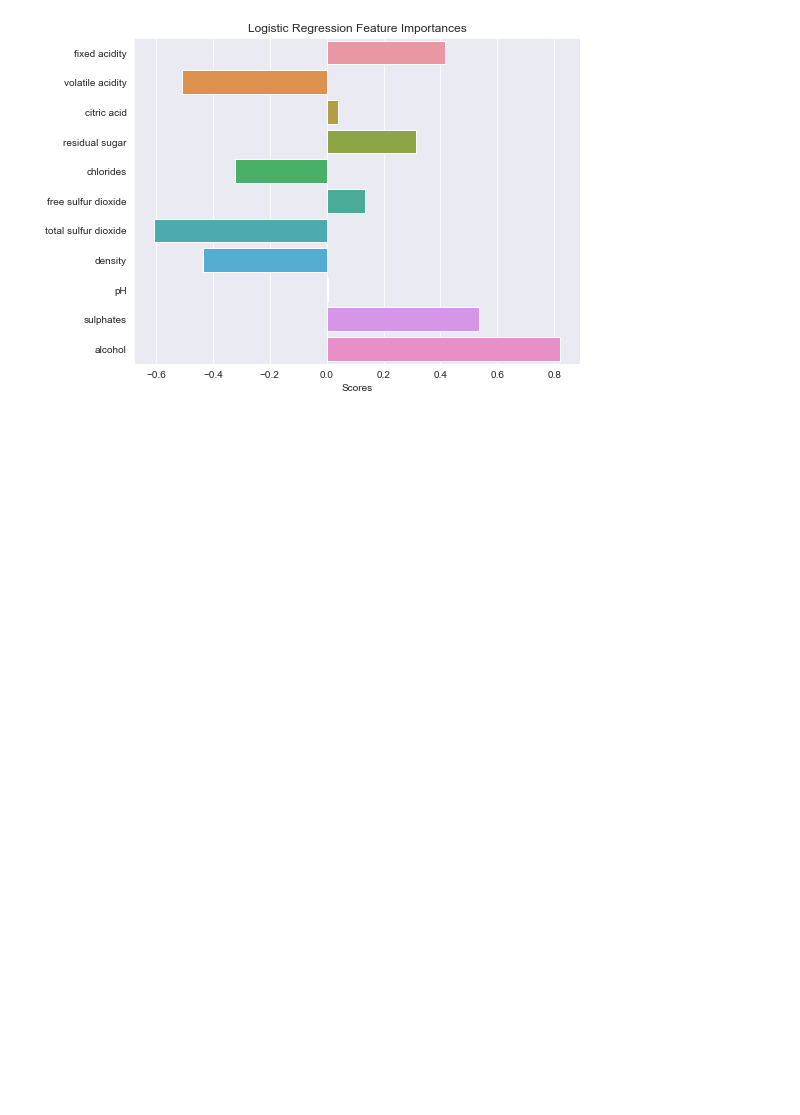
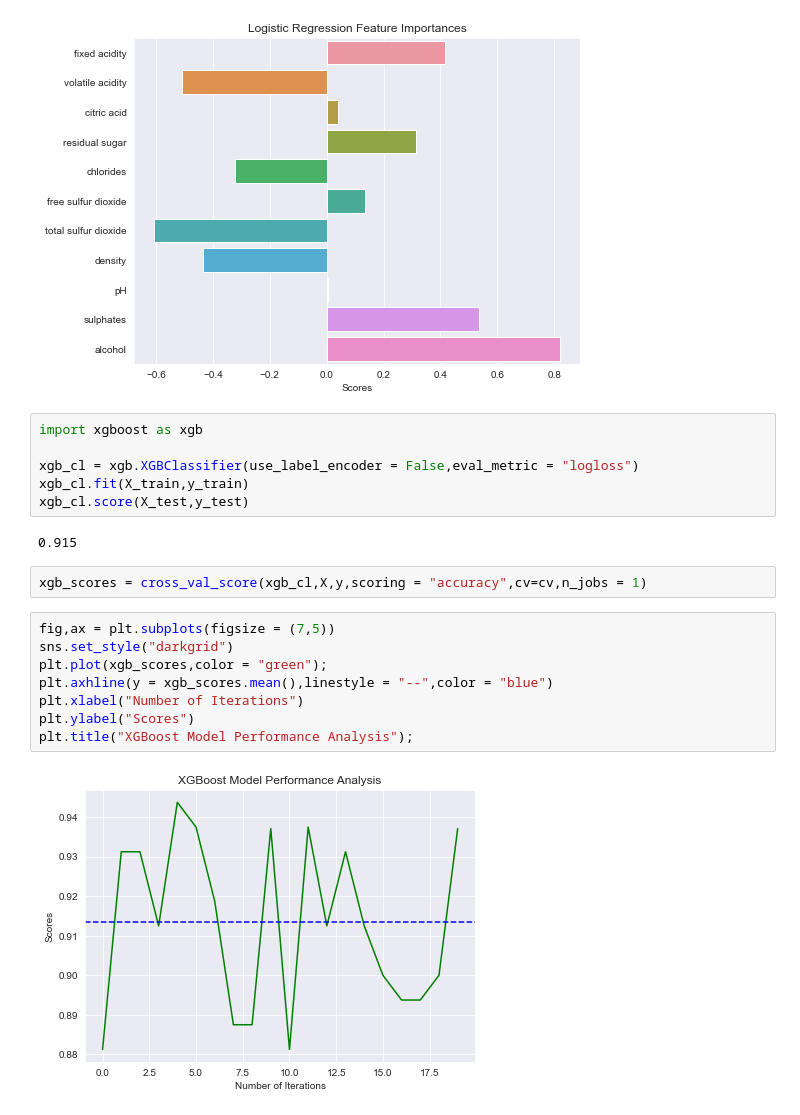
Before and after one commit to Sharan-121/WineQualityPrediction, a Jupyter notebook: Wine Quality Prediction.ipynb, the cells around one changed output. Cells and saved outputs as stored; diff of their text form; blank space fills up the shorter version.

Commit message:
XgBoost Model

```diff
--- a/Wine Quality Prediction.ipynb
+++ b/Wine Quality Prediction.ipynb
@@ -294,3 +289,23 @@ sns.barplot(y= featureScores.index,x=featureScores["Scores"]);
 plt.title("Logistic Regression Feature Importances");
 # %% [output]
 [figure]
+# %%
+import xgboost as xgb
+
+xgb_cl = xgb.XGBClassifier(use_label_encoder = False,eval_metric = "logloss")
+xgb_cl.fit(X_train,y_train)
+xgb_cl.score(X_test,y_test)
+# %% [output]
+0.915
+# %%
+xgb_scores = cross_val_score(xgb_cl,X,y,scoring = "accuracy",cv=cv,n_jobs = 1)
+# %%
+fig,ax = plt.subplots(figsize = (7,5))
+sns.set_style("darkgrid")
+plt.plot(xgb_scores,color = "green");
+plt.axhline(y = xgb_scores.mean(),linestyle = "--",color = "blue")
+plt.xlabel("Number of Iterations")
+plt.ylabel("Scores")
+plt.title("XGBoost Model Performance Analysis");
+# %% [output]
+[figure, added]
```
Also changed, not shown: parts of 6 cells of this notebook.
